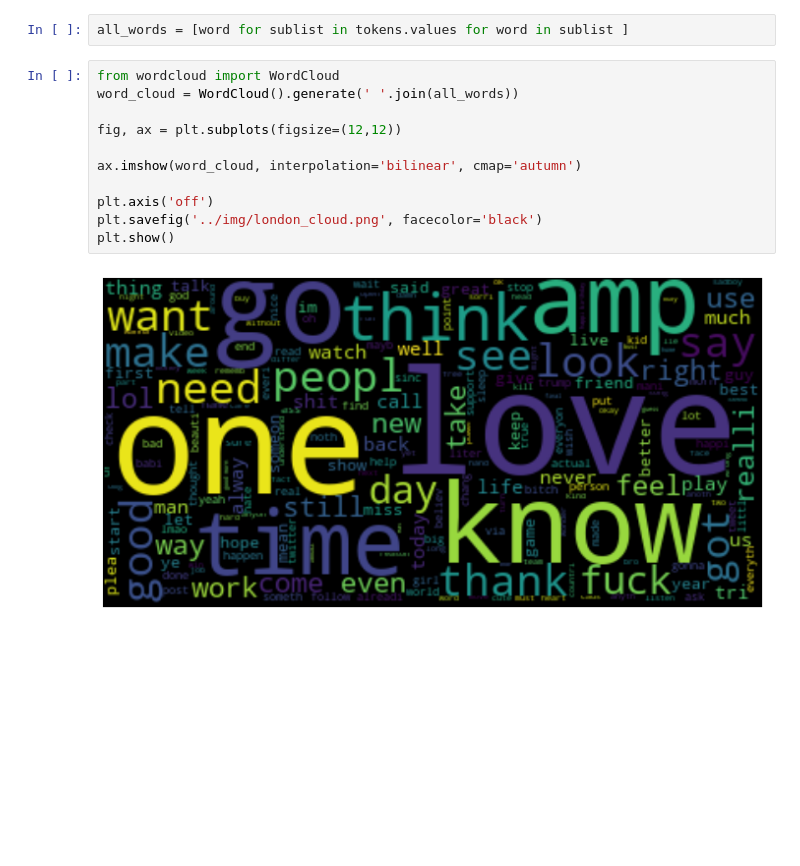
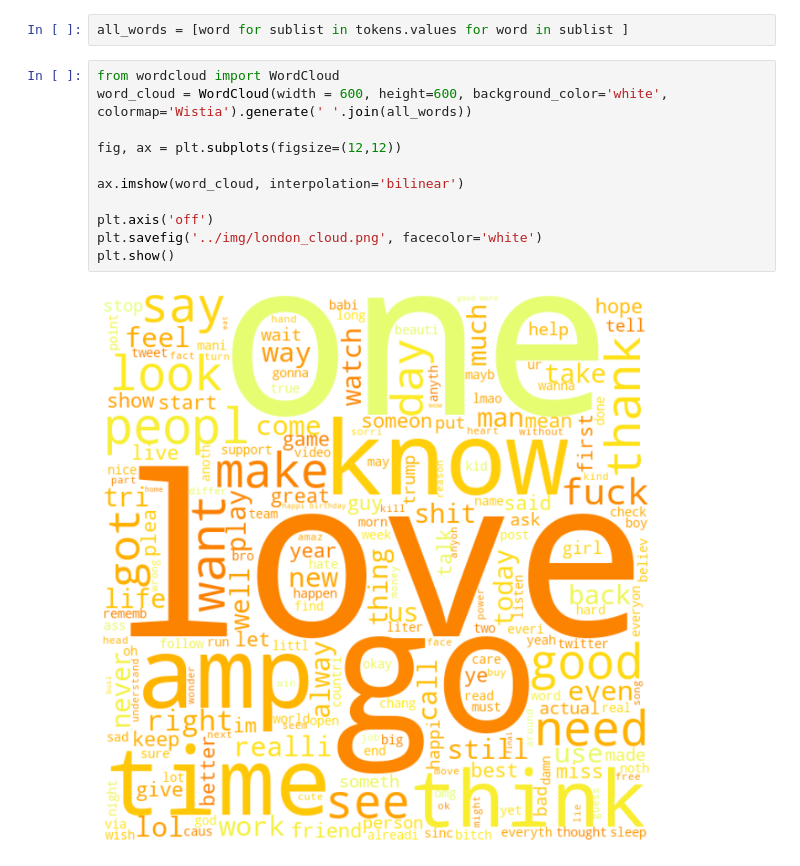
Before and after one commit to TandemElephant/twitter-topic-modelling, a Jupyter notebook: notebooks/data_cleaning.ipynb, the cells around one changed output. Cells and saved outputs as stored; diff of their text form; blank space fills up the shorter version.

```diff
--- a/notebooks/data_cleaning.ipynb
+++ b/notebooks/data_cleaning.ipynb
@@ -124,14 +124,14 @@ tokens = data.text.apply(tokenizer.tokenize).apply(token_cleaner)
 all_words = [word for sublist in tokens.values for word in sublist ]
 # %%
 from wordcloud import WordCloud
-word_cloud = WordCloud().generate(' '.join(all_words))
+word_cloud = WordCloud(width = 600, height=600, background_color='white', colormap='Wistia').generate(' '.join(all_words))
 
 fig, ax = plt.subplots(figsize=(12,12))
 
-ax.imshow(word_cloud, interpolation='bilinear', cmap='autumn')
+ax.imshow(word_cloud, interpolation='bilinear')
 
 plt.axis('off')
-plt.savefig('../img/london_cloud.png', facecolor='black')
+plt.savefig('../img/london_cloud.png', facecolor='white')
 plt.show()
 # %% [output]
-[figure, old version]
+[figure, new version]
```
Also changed, not shown: 2 other files.
